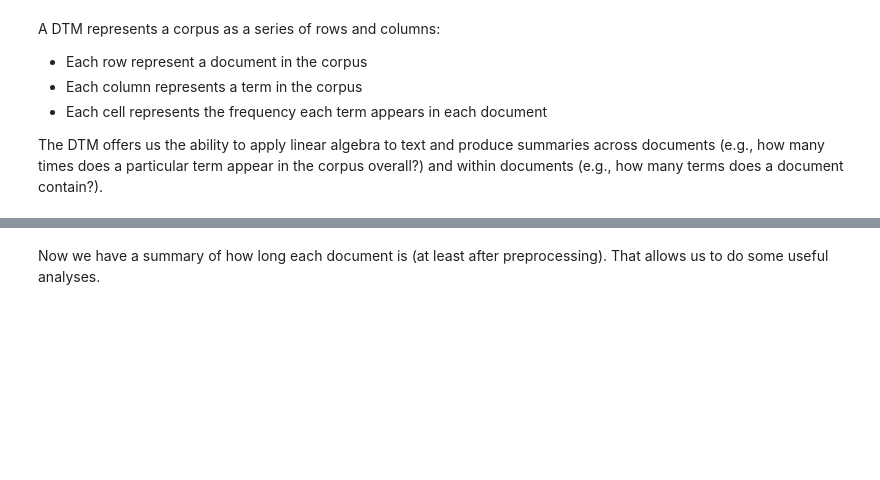
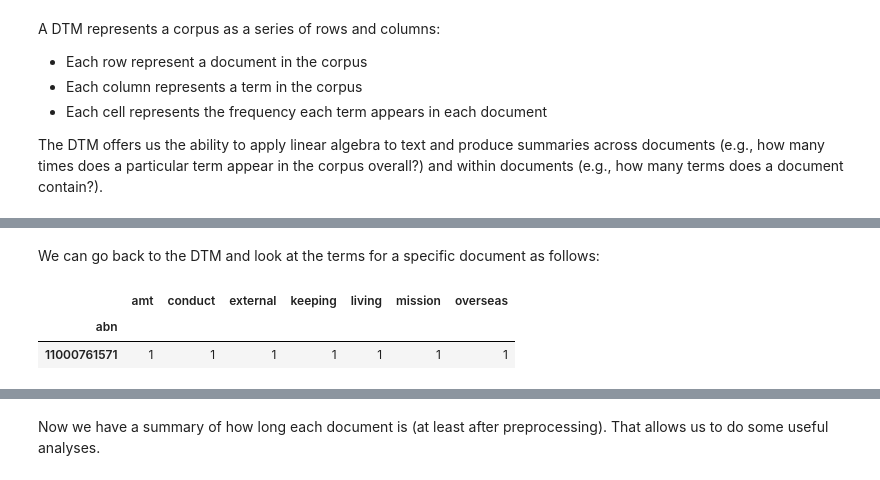
Before and after one commit to SGSSSonline/text-analysis, a Jupyter notebook: code/day-2/sgsss-text-analysis-practical-2-2025-03-13-Python.ipynb, the cells around one changed output, grey strips where cells are left out. Cells and saved outputs as stored; diff of their text form; code cells hidden in the pictures; blank space fills up the shorter version.

```diff
--- a/code/day-2/sgsss-text-analysis-practical-2-2025-03-13-Python.ipynb
+++ b/code/day-2/sgsss-text-analysis-practical-2-2025-03-13-Python.ipynb
@@ -256,3 +350,14 @@ dtm_row_totals
+# %% [markdown]
+We can go back to the DTM and look at the terms for a specific document as follows:
+# %%
+index_value = 11000761571  # Pick a unique id of a document
+
+# Filter the row using .loc[] and select only columns with nonzero values
+dtm.loc[[index_value], dtm.loc[index_value] > 0]
+# %% [output]
+|  | amt | conduct | external | keeping | living | mission | overseas |
+| abn |  |  |  |  |  |  |  |
+| 11000761571 | 1 | 1 | 1 | 1 | 1 | 1 | 1 |
 # %%
 # Produce summary statistics
 dtm_row_totals["Document Totals"].describe()
```
Also changed, not shown: parts of 9 cells of this notebook.
